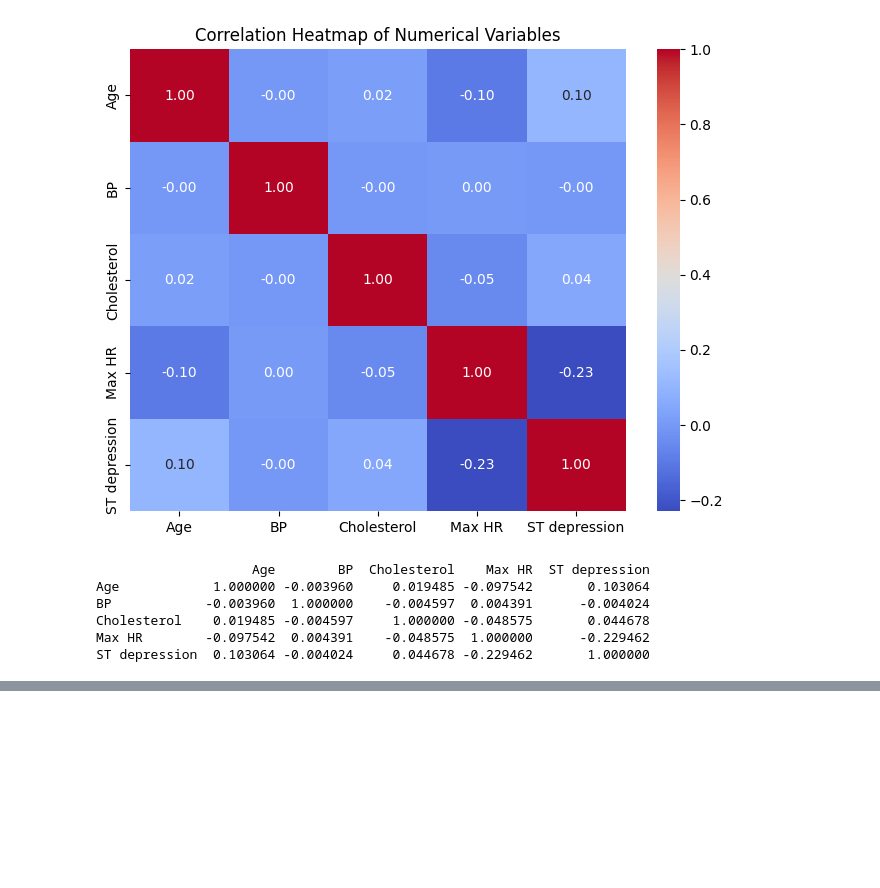
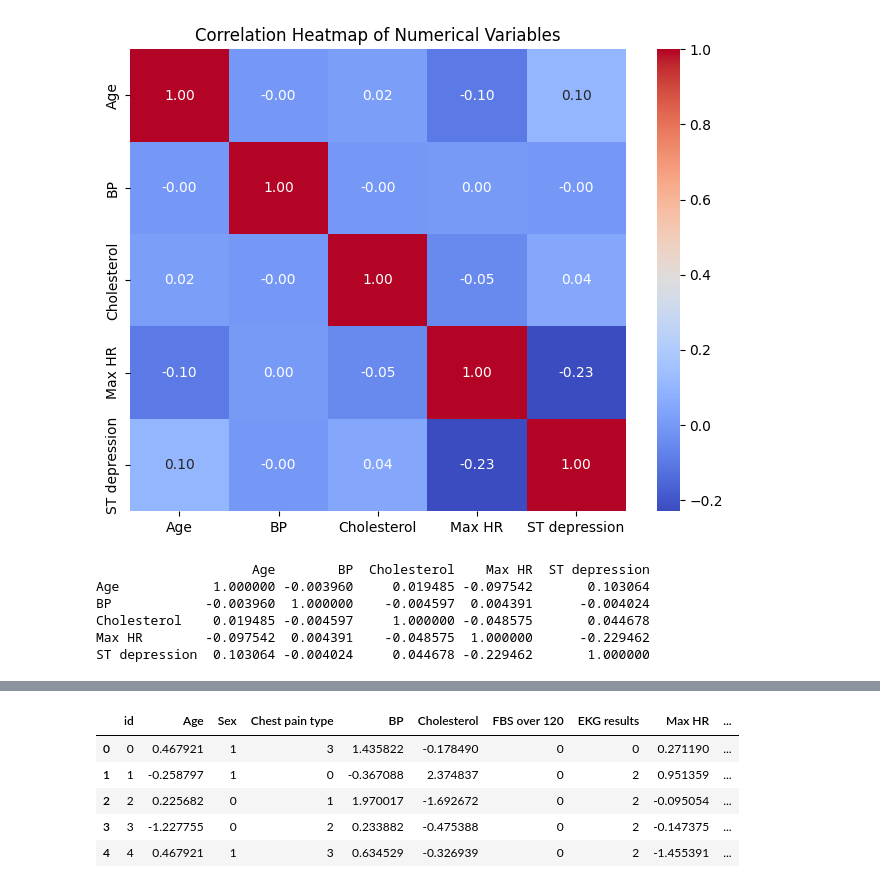
Before and after one commit to Srikar25/Heart_DISEASE_PREDICTION, a Jupyter notebook: analysis.ipynb, the cells around one changed output, grey strips where cells are left out. Drawn from its saved outputs; the diff is of its cells as text; code cells hidden in the pictures; blank space fills up the shorter version.

```diff
--- a/analysis.ipynb
+++ b/analysis.ipynb
@@ -109,3 +109,39 @@ BP            -0.003960  1.000000    -0.004597  0.004391      -0.004024
 Cholesterol    0.019485 -0.004597     1.000000 -0.048575       0.044678
 Max HR        -0.097542  0.004391    -0.048575  1.000000      -0.229462
 ST depression  0.103064 -0.004024     0.044678 -0.229462       1.000000
+# %%
+from sklearn.preprocessing import LabelEncoder, StandardScaler
+from sklearn.compose import ColumnTransformer
+from sklearn.pipeline import Pipeline
+import numpy as np
+
+# Create a copy for preprocessing
+df_processed = df.copy()
+
+# Identify categorical and continuous variables
+categorical_cols = ['Sex', 'Chest pain type', 'FBS over 120', 'EKG results',
+                   'Exercise angina', 'Slope of ST', 'Number of vessels fluro', 'Thallium']
+continuous_cols = ['Age', 'BP', 'Cholesterol', 'Max HR', 'ST depression']
+
+# Encode categorical variables using LabelEncoder
+le_dict = {}
+for col in categorical_cols:
+    le = LabelEncoder()
+    df_processed[col] = le.fit_transform(df_processed[col])
+    le_dict[col] = le
+
+# Normalize continuous variables using StandardScaler
+scaler = StandardScaler()
+df_processed[continuous_cols] = scaler.fit_transform(df_processed[continuous_cols])
+
+# Encode target variable
+le_target = LabelEncoder()
+df_processed['Heart Disease'] = le_target.fit_transform(df_processed['Heart Disease'])
+
+print("Categorical variables encoded successfully!")
+print("\nFirst few rows after encoding and normalization:")
+print(df_processed.head())
+print("\nData types after preprocessing:")
+print(df_processed.dtypes)
+print("\nStatistics of normalized continuous variables:")
+print(df_processed[continuous_cols].describe())
@@ -111,0 +208,9 @@ ST depression  0.103064 -0.004024     0.044678 -0.229462       1.000000
+# %%
+df_processed.head()
+# %% [output]
+|  | id | Age | Sex | Chest pain type | BP | Cholesterol | FBS over 120 | EKG results | Max HR | ... |
+| 0 | 0 | 0.467921 | 1 | 3 | 1.435822 | -0.178490 | 0 | 0 | 0.271190 | ... |
+| 1 | 1 | -0.258797 | 1 | 0 | -0.367088 | 2.374837 | 0 | 2 | 0.951359 | ... |
+| 2 | 2 | 0.225682 | 0 | 1 | 1.970017 | -1.692672 | 0 | 2 | -0.095054 | ... |
+| 3 | 3 | -1.227755 | 0 | 2 | 0.233882 | -0.475388 | 0 | 2 | -0.147375 | ... |
+| 4 | 4 | 0.467921 | 1 | 3 | 0.634529 | -0.326939 | 0 | 2 | -1.455391 | ... |
```
Also changed, not shown: parts of 14 cells of this notebook, 3 other files.
